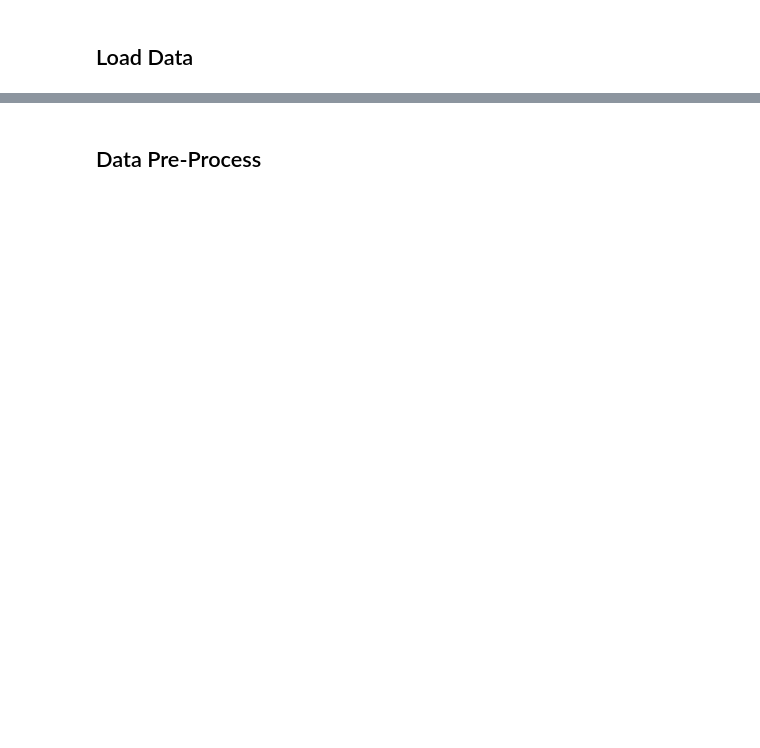
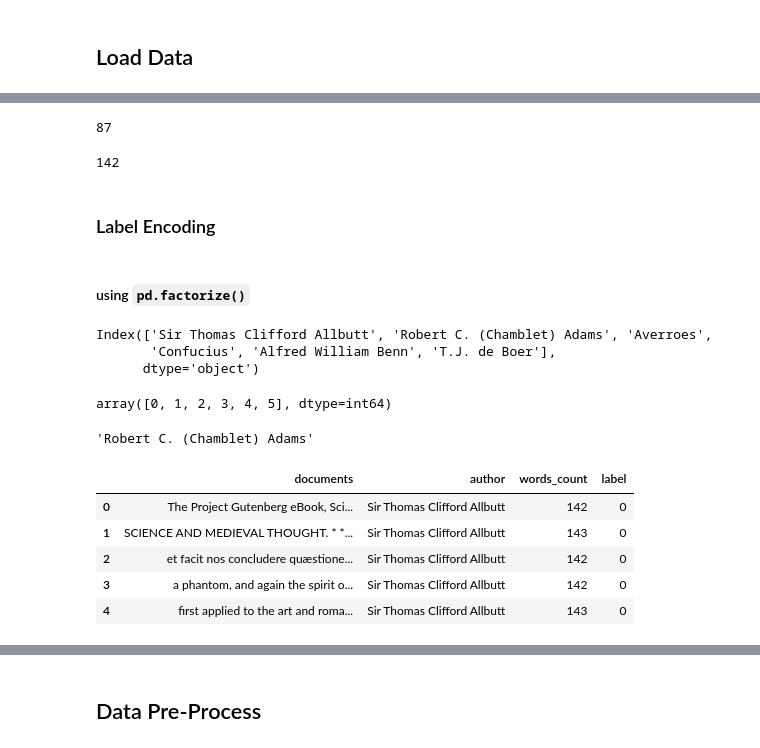
Before and after one commit to dev-SR/natural-language-processing_NLP, a Jupyter notebook: 04assignment/asng.ipynb, the cells around one changed output, grey strips where cells are left out. Drawn from its saved outputs; the diff is of its cells as text; code cells hidden in the pictures; blank space fills up the shorter version.

```diff
--- a/04assignment/asng.ipynb
+++ b/04assignment/asng.ipynb
@@ -72,0 +186,3 @@ df.head()
+# %%
+df['words_count'] = df['documents'].apply(lambda x: len(x.split()))
+df.head()
@@ -72,0 +196,41 @@ df.head()
+# %%
+df['words_count'].min()
+# %% [output]
+87
+# %%
+df = df.drop(df[df['words_count'] < 100].index)
+# drop documents with less than 100 words
+# %%
+df['words_count'].min()
+# %% [output]
+142
+# %% [markdown]
+### Label Encoding
+# %% [markdown]
+#### using `pd.factorize()`
+# %%
+y , label = df['author'].factorize()
+label
+# %% [output]
+Index(['Sir Thomas Clifford Allbutt', 'Robert C. (Chamblet) Adams', 'Averroes',
+       'Confucius', 'Alfred William Benn', 'T.J. de Boer'],
+      dtype='object')
+# %%
+np.unique(y)
+# %% [output]
+array([0, 1, 2, 3, 4, 5], dtype=int64)
+# %%
+if_predit = 1
+label[if_predit]
+# %% [output]
+'Robert C. (Chamblet) Adams'
+# %%
+df['label'] = y
+df.head()
+# %% [output]
+|  | documents | author | words_count | label |
+| 0 | ﻿The Project Gutenberg eBook, Sci... | Sir Thomas Clifford Allbutt | 142 | 0 |
+| 1 | SCIENCE AND MEDIEVAL THOUGHT. * *... | Sir Thomas Clifford Allbutt | 143 | 0 |
+| 2 | et facit nos concludere quæstione... | Sir Thomas Clifford Allbutt | 142 | 0 |
+| 3 | a phantom, and again the spirit o... | Sir Thomas Clifford Allbutt | 142 | 0 |
+| 4 | first applied to the art and roma... | Sir Thomas Clifford Allbutt | 143 | 0 |
```
Also changed, not shown: parts of 35 cells of this notebook, 12 other files.
